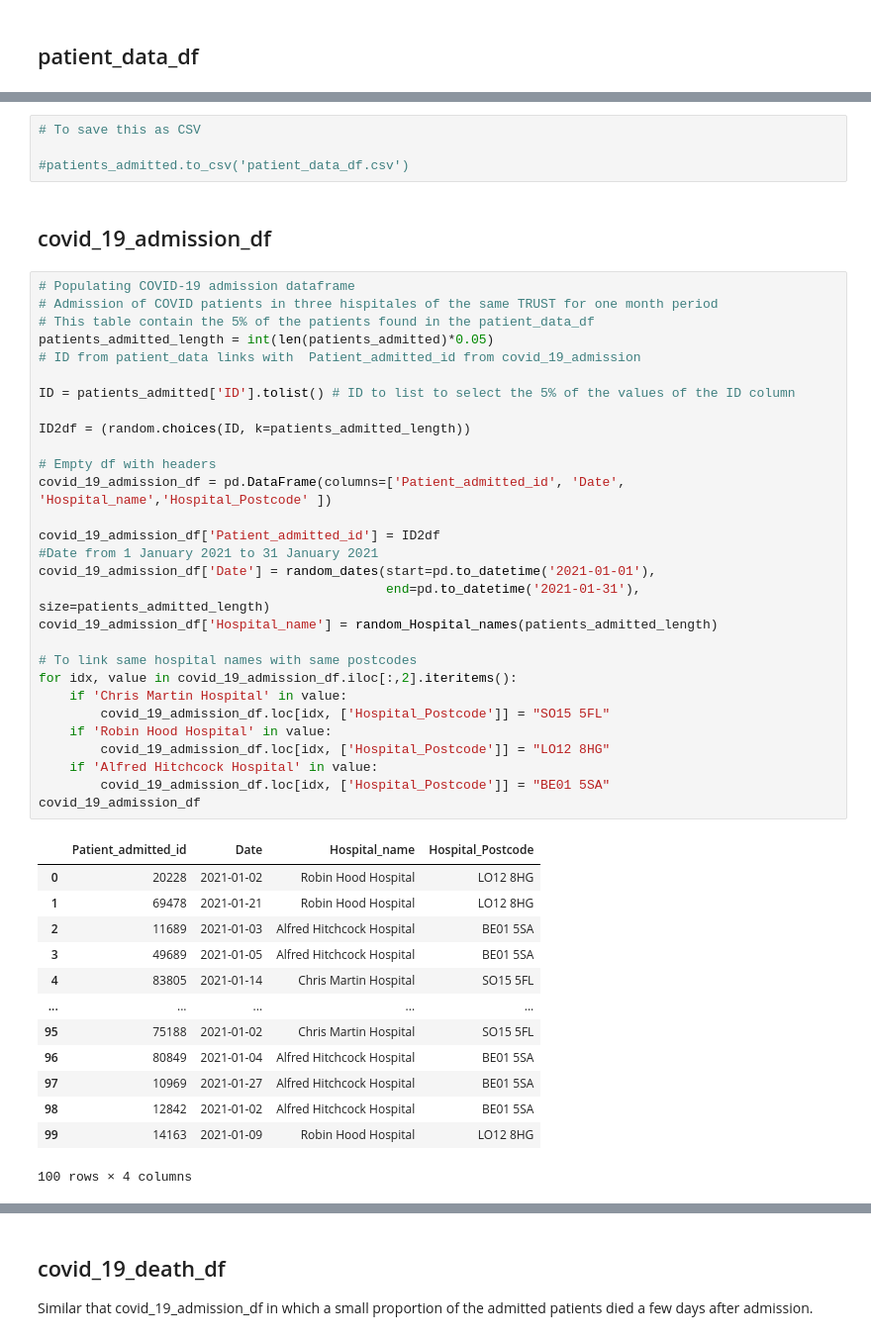
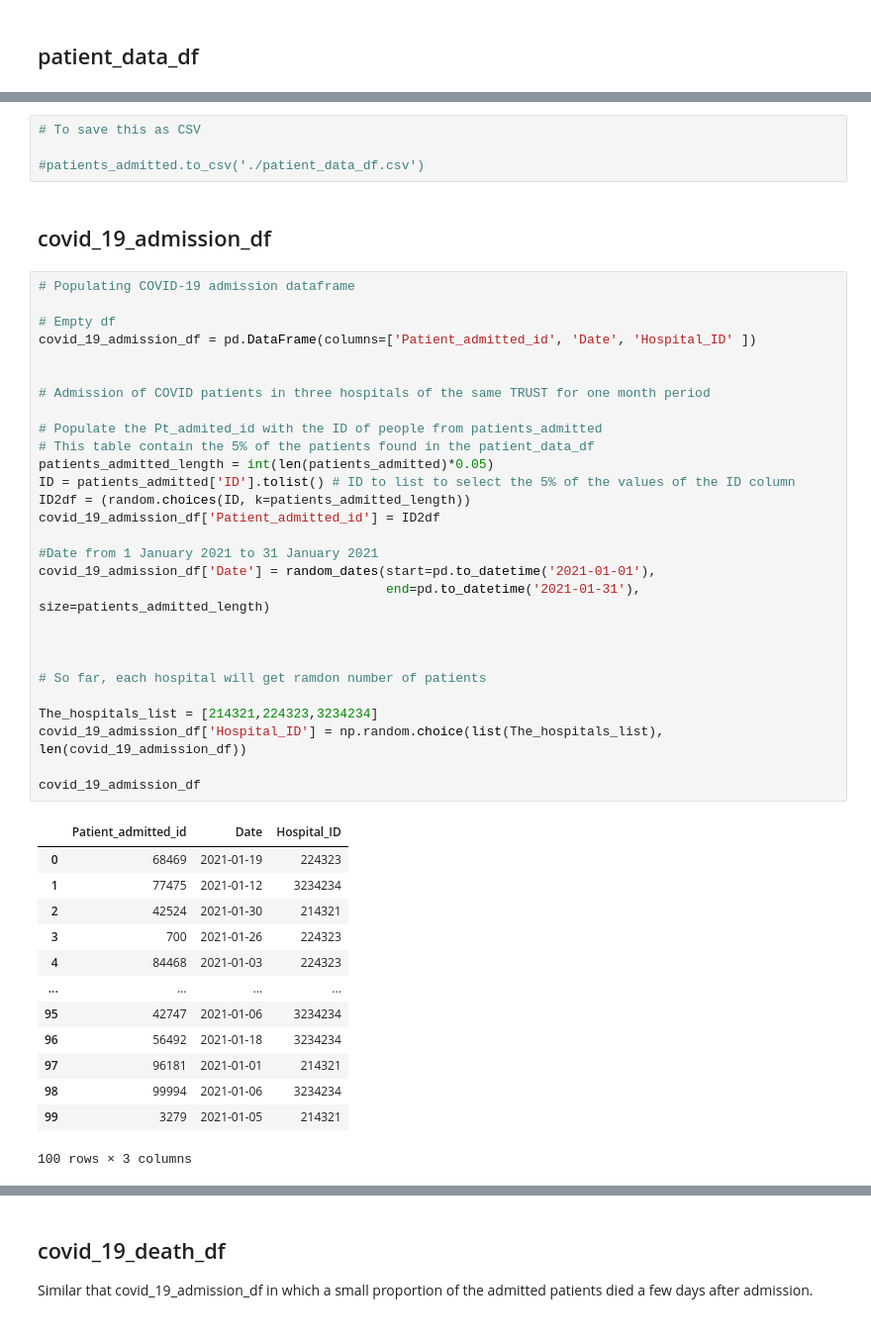
Before and after one commit to Manuel-DominguezCBG/SQL2Dashboard, a Jupyter notebook: Fake_database/Creating_the_fake_database.ipynb, the cells around one changed output, grey strips where cells are left out. Shown at 99% size. Cells and saved outputs as stored; diff of their text form.

```diff
--- a/Fake_database/Creating_the_fake_database.ipynb
+++ b/Fake_database/Creating_the_fake_database.ipynb
@@ -131,51 +133,50 @@ patients_admitted
 # %%
 # To save this as CSV
 
-#patients_admitted.to_csv('patient_data_df.csv')
+#patients_admitted.to_csv('./patient_data_df.csv')
 # %% [markdown]
 ## covid_19_admission_df
 # %%
 # Populating COVID-19 admission dataframe
-# Admission of COVID patients in three hispitales of the same TRUST for one month period
+
+# Empty df
+covid_19_admission_df = pd.DataFrame(columns=['Patient_admitted_id', 'Date', 'Hospital_ID' ])
+
+
+# Admission of COVID patients in three hospitals of the same TRUST for one month period
+
+# Populate the Pt_admited_id with the ID of people from patients_admitted
 # This table contain the 5% of the patients found in the patient_data_df
 patients_admitted_length = int(len(patients_admitted)*0.05)
-# ID from patient_data links with  Patient_admitted_id from covid_19_admission
+ID = patients_admitted['ID'].tolist() # ID to list to select the 5% of the values of the ID column
+ID2df = (random.choices(ID, k=patients_admitted_length))
+covid_19_admission_df['Patient_admitted_id'] = ID2df
 
-ID = patients_admitted['ID'].tolist() # ID to list to select the 5% of the values of the ID column
-
-ID2df = (random.choices(ID, k=patients_admitted_length))
-
-# Empty df with headers
-covid_19_admission_df = pd.DataFrame(columns=['Patient_admitted_id', 'Date', 'Hospital_name','Hospital_Postcode' ])
-
-covid_19_admission_df['Patient_admitted_id'] = ID2df
 #Date from 1 January 2021 to 31 January 2021
 covid_19_admission_df['Date'] = random_dates(start=pd.to_datetime('2021-01-01'),
                                              end=pd.to_datetime('2021-01-31'), size=patients_admitted_length)
-covid_19_admission_df['Hospital_name'] = random_Hospital_names(patients_admitted_length)
 
-# To link same hospital names with same postcodes
-for idx, value in covid_19_admission_df.iloc[:,2].iteritems():
-    if 'Chris Martin Hospital' in value:
-        covid_19_admission_df.loc[idx, ['Hospital_Postcode']] = "SO15 5FL"
-    if 'Robin Hood Hospital' in value:
-        covid_19_admission_df.loc[idx, ['Hospital_Postcode']] = "LO12 8HG"
-    if 'Alfred Hitchcock Hospital' in value:
-        covid_19_admission_df.loc[idx, ['Hospital_Postcode']] = "BE01 5SA"
+
+
+# So far, each hospital will get ramdon number of patients
+
+The_hospitals_list = [214321,224323,3234234]
+covid_19_admission_df['Hospital_ID'] = np.random.choice(list(The_hospitals_list), len(covid_19_admission_df))
+
 covid_19_admission_df
 # %% [output]
-|  | Patient_admitted_id | Date | Hospital_name | Hospital_Postcode |
-| 0 | 20228 | 2021-01-02 | Robin Hood Hospital | LO12 8HG |
-| 1 | 69478 | 2021-01-21 | Robin Hood Hospital | LO12 8HG |
-| 2 | 11689 | 2021-01-03 | Alfred Hitchcock Hospital | BE01 5SA |
-| 3 | 49689 | 2021-01-05 | Alfred Hitchcock Hospital | BE01 5SA |
-| 4 | 83805 | 2021-01-14 | Chris Martin Hospital | SO15 5FL |
-| ... | ... | ... | ... | ... |
-| 95 | 75188 | 2021-01-02 | Chris Martin Hospital | SO15 5FL |
-| 96 | 80849 | 2021-01-04 | Alfred Hitchcock Hospital | BE01 5SA |
-| 97 | 10969 | 2021-01-27 | Alfred Hitchcock Hospital | BE01 5SA |
-| 98 | 12842 | 2021-01-02 | Alfred Hitchcock Hospital | BE01 5SA |
-| 99 | 14163 | 2021-01-09 | Robin Hood Hospital | LO12 8HG |
+|  | Patient_admitted_id | Date | Hospital_ID |
+| 0 | 68469 | 2021-01-19 | 224323 |
+| 1 | 77475 | 2021-01-12 | 3234234 |
+| 2 | 42524 | 2021-01-30 | 214321 |
+| 3 | 700 | 2021-01-26 | 224323 |
+| 4 | 84468 | 2021-01-03 | 224323 |
+| ... | ... | ... | ... |
+| 95 | 42747 | 2021-01-06 | 3234234 |
+| 96 | 56492 | 2021-01-18 | 3234234 |
+| 97 | 96181 | 2021-01-01 | 214321 |
+| 98 | 99994 | 2021-01-06 | 3234234 |
+| 99 | 3279 | 2021-01-05 | 214321 |
-100 rows × 4 columns
+100 rows × 3 columns
 # %%
 # To save this as CSV
```
Also changed, not shown: parts of 34 cells of this notebook, 3 other files.
